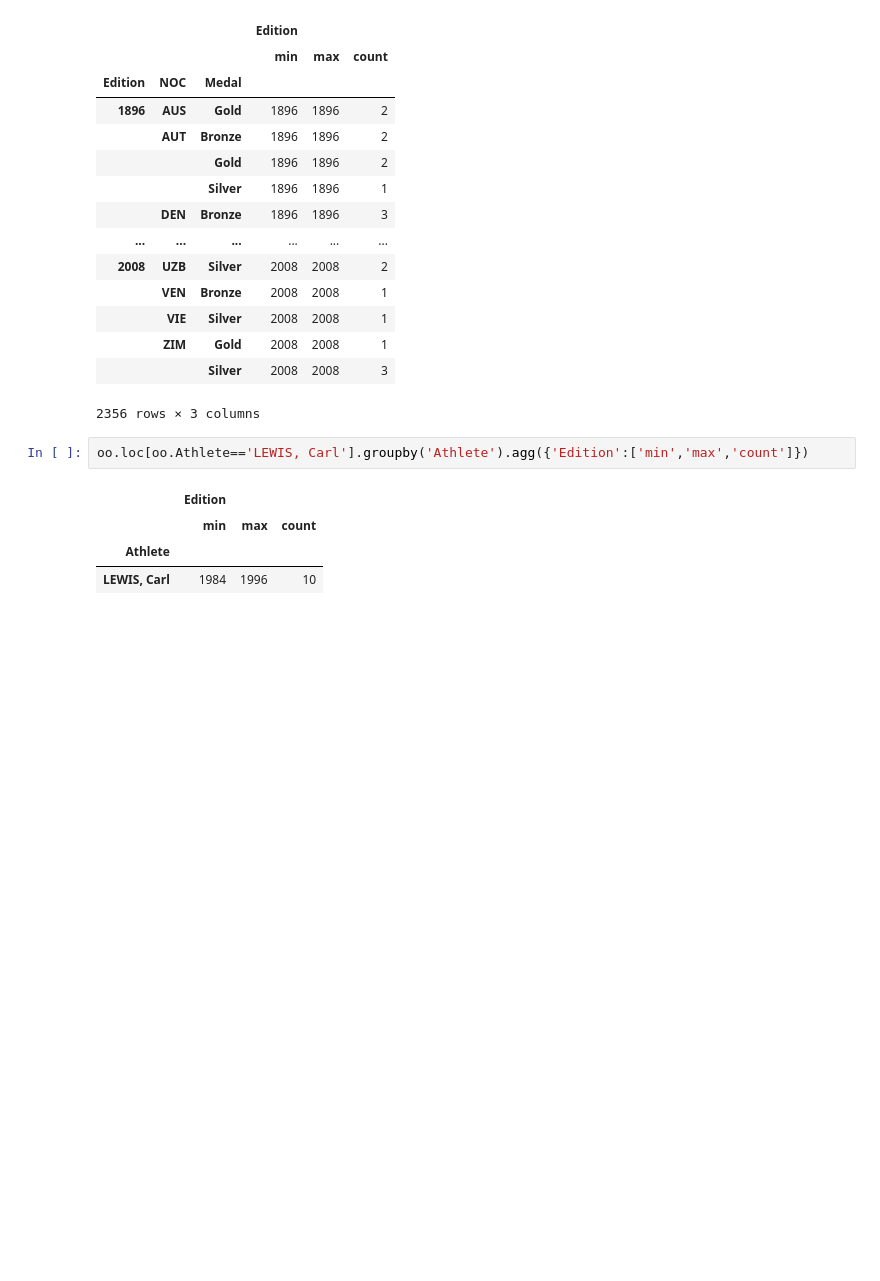
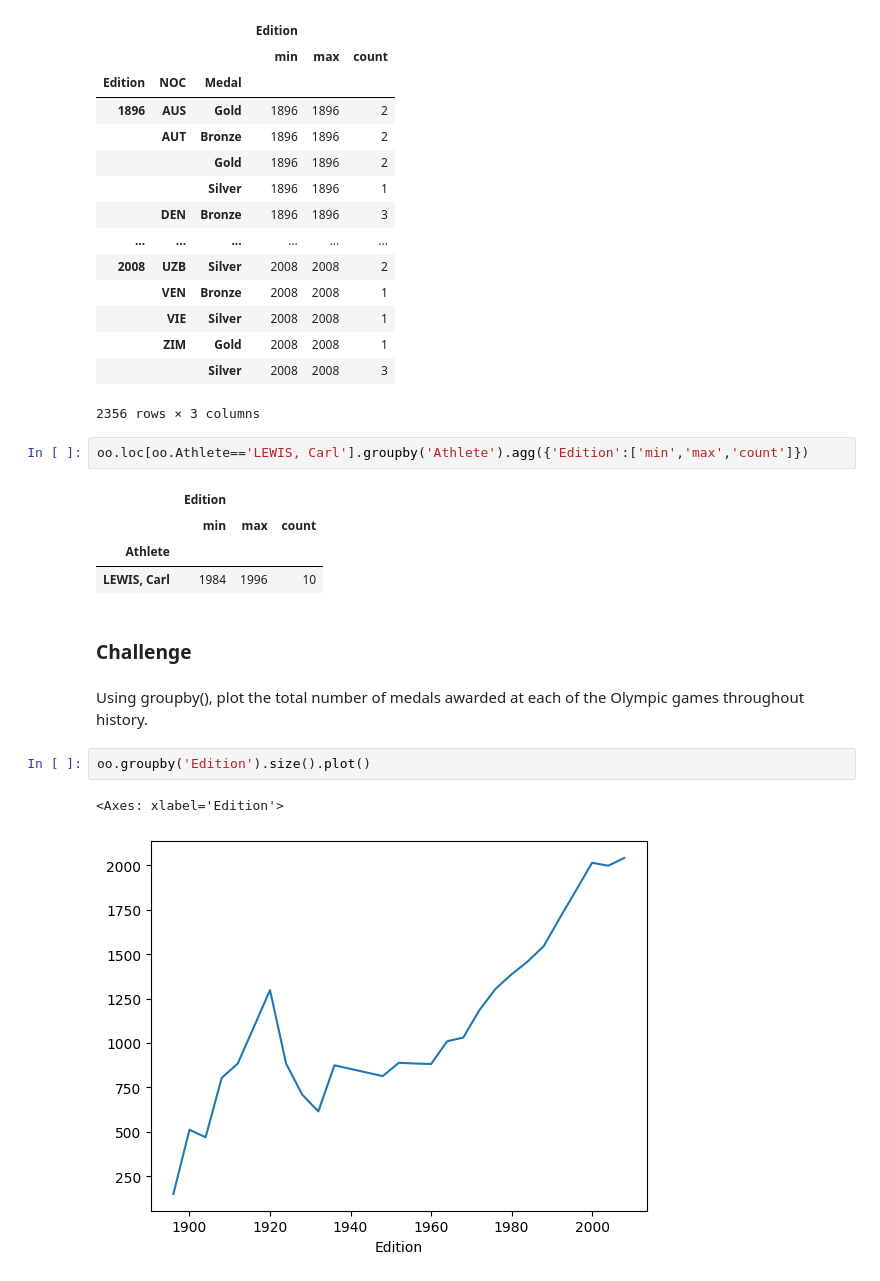
Before and after one commit to dbasdanis/python_practice, a Jupyter notebook: pandas/pandas_doc.ipynb, the cells around one changed output. Drawn from its saved outputs; the diff is of its cells as text; blank space fills up the shorter version.

Commit message:
feat: add groupby challenge

```diff
--- a/pandas/pandas_doc.ipynb
+++ b/pandas/pandas_doc.ipynb
@@ -1005,3 +1005,12 @@ oo.loc[oo.Athlete=='LEWIS, Carl'].groupby('Athlete').agg({'Edition':['min','max'
 |  | min | max | count |
 | Athlete |  |  |  |
 | LEWIS, Carl | 1984 | 1996 | 10 |
+# %% [markdown]
+### Challenge
+# %% [markdown]
+Using groupby(), plot the total number of medals awarded at each of the Olympic games throughout history.
+# %%
+oo.groupby('Edition').size().plot()
+# %% [output]
+<Axes: xlabel='Edition'>
+[figure, added]
```
Also changed, not shown: parts of 2 cells of this notebook.
